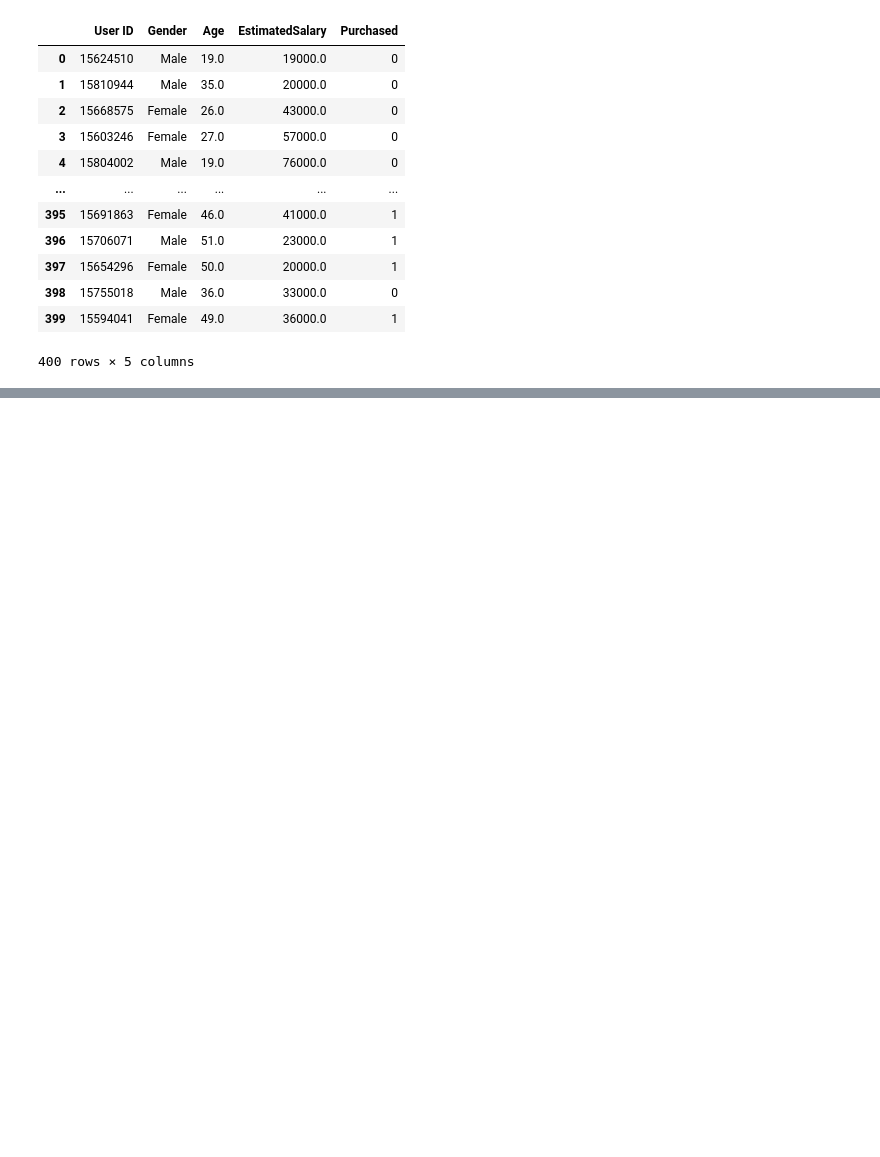
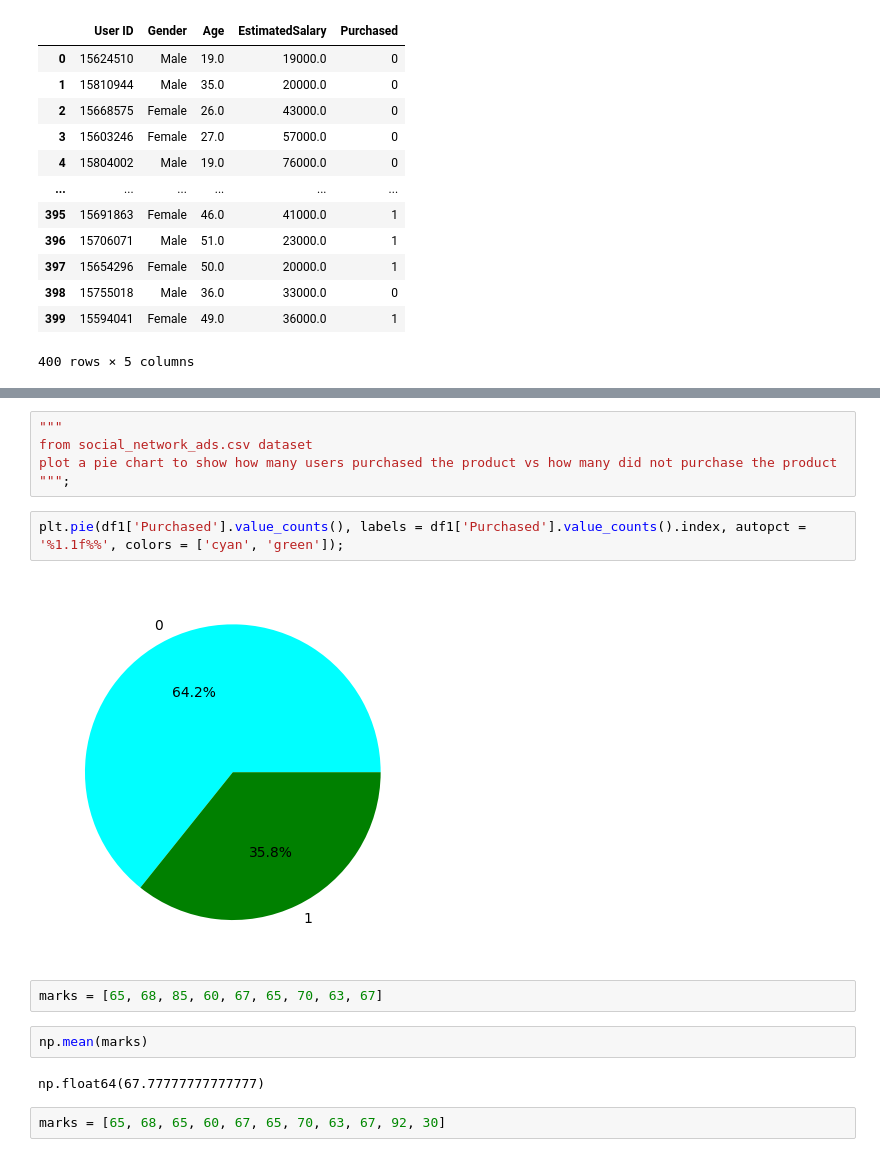
Before and after one commit to AdityaThakare72/Ajeenkya_DYP_Jan2026, a Jupyter notebook: Day5/data_viz_Jan8.ipynb, the cells around one changed output, grey strips where cells are left out. Cells and saved outputs as stored; diff of their text form; blank space fills up the shorter version.

```diff
--- a/Day5/data_viz_Jan8.ipynb
+++ b/Day5/data_viz_Jan8.ipynb
@@ -115,0 +134,17 @@ df1
+# %%
+"""
+from social_network_ads.csv dataset
+plot a pie chart to show how many users purchased the product vs how many did not purchase the product
+""";
+# %%
+plt.pie(df1['Purchased'].value_counts(), labels = df1['Purchased'].value_counts().index, autopct = '%1.1f%%', colors = ['cyan', 'green']);
+# %% [output]
+[figure, added]
+# %%
+marks = [65, 68, 85, 60, 67, 65, 70, 63, 67]
+# %%
+np.mean(marks)
+# %% [output]
+np.float64(67.77777777777777)
+# %%
+marks = [65, 68, 65, 60, 67, 65, 70, 63, 67, 92, 30]
```
Also changed, not shown: parts of 5 cells of this notebook.
